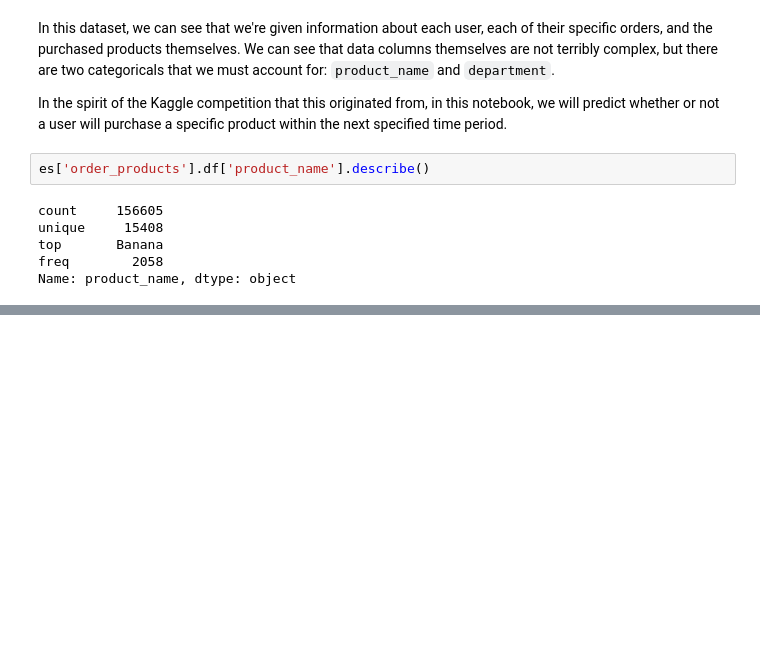
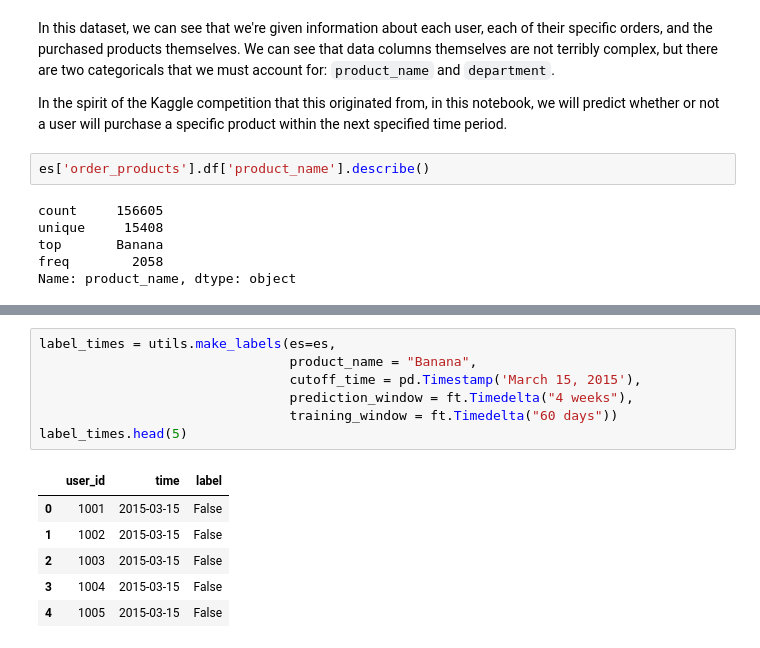
Before and after one commit to alteryx/categorical_encoding, a Jupyter notebook: notebooks/categorical-encoding-demo.ipynb, the cells around one changed output, grey strips where cells are left out. Cells and saved outputs as stored; diff of their text form; blank space fills up the shorter version.

```diff
--- a/notebooks/categorical-encoding-demo.ipynb
+++ b/notebooks/categorical-encoding-demo.ipynb
@@ -58,0 +66,14 @@ Following our [guide](https://github.com/FeatureLabs/categorical-encoding/blob/m
+# %%
+label_times = utils.make_labels(es=es,
+                                product_name = "Banana",
+                                cutoff_time = pd.Timestamp('March 15, 2015'),
+                                prediction_window = ft.Timedelta("4 weeks"),
+                                training_window = ft.Timedelta("60 days"))
+label_times.head(5)
+# %% [output]
+|  | user_id | time | label |
+| 0 | 1001 | 2015-03-15 | False |
+| 1 | 1002 | 2015-03-15 | False |
+| 2 | 1003 | 2015-03-15 | False |
+| 3 | 1004 | 2015-03-15 | False |
+| 4 | 1005 | 2015-03-15 | False |
```
Also changed, not shown: parts of 22 cells of this notebook, 2 other files.
